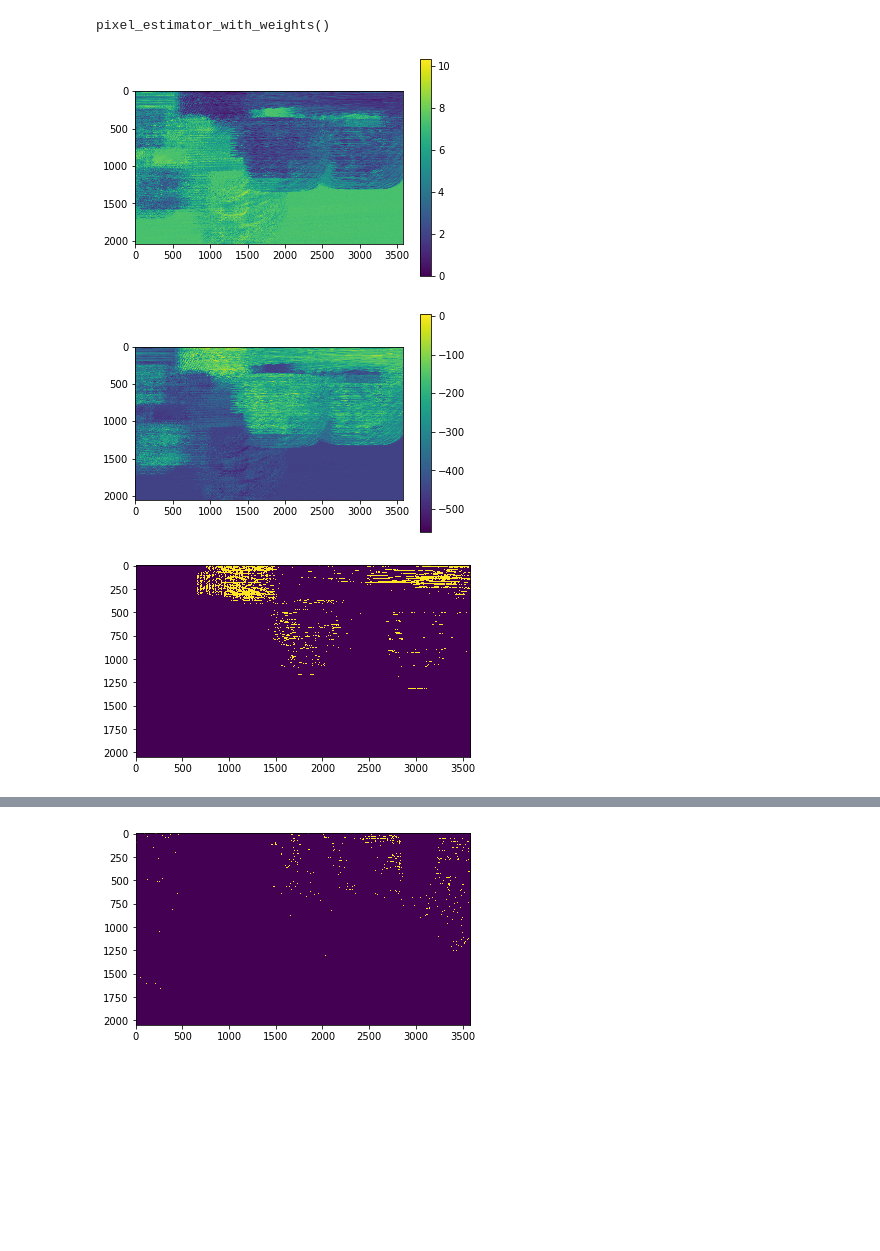
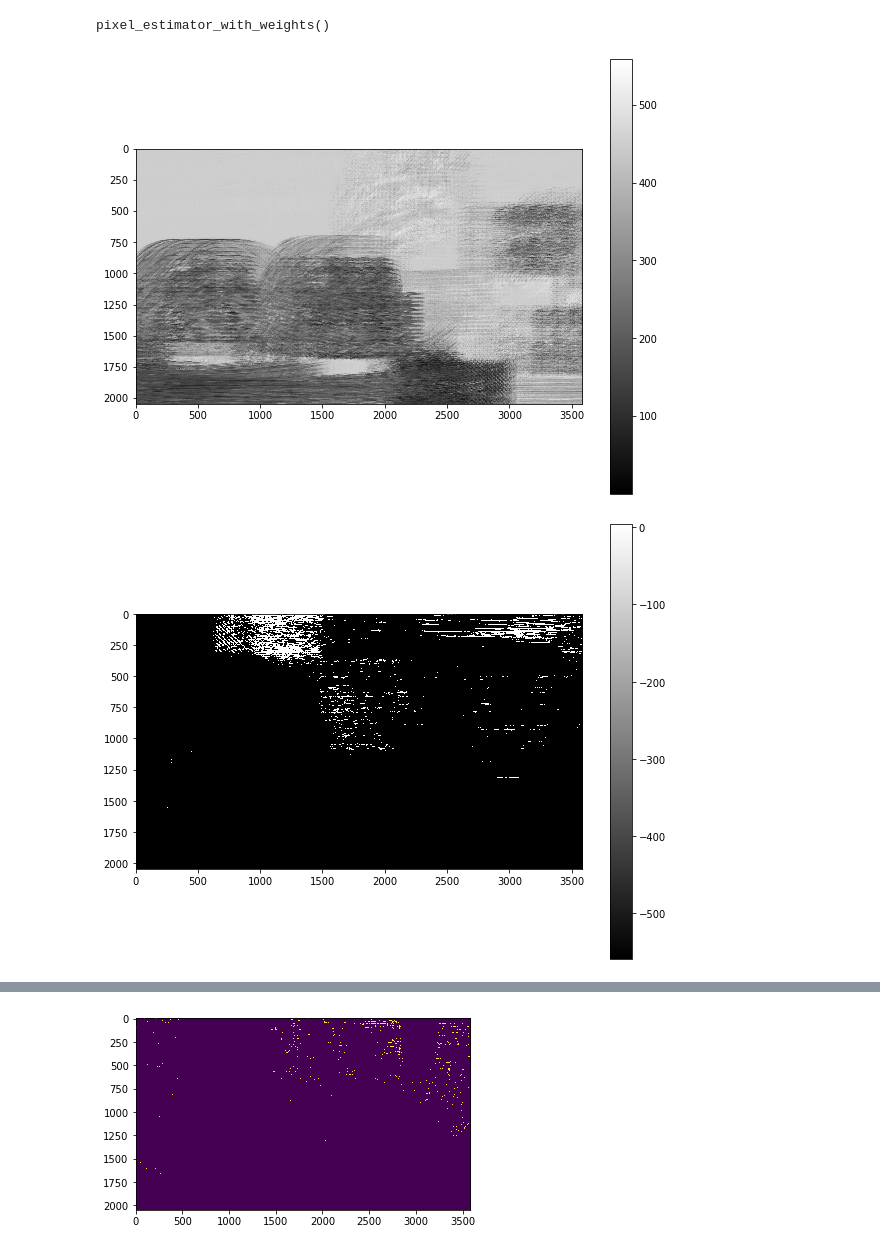
Before and after one commit to cianhwang/autofocus-stacking, a Jupyter notebook: autofocus-tf2torch.ipynb, the cells around one changed output, grey strips where cells are left out. Drawn from its saved outputs; the diff is of its cells as text; code cells hidden in the pictures; blank space fills up the shorter version.

```diff
--- a/autofocus-tf2torch.ipynb
+++ b/autofocus-tf2torch.ipynb
@@ -107,9 +108,11 @@ def dis_map(img, curr = 1000, last_dist_map = None, last_move_steps = None):
         for j in range(0, W-512, 512):
             n_img[i:i+512, j:j+512] = results[k]
             k += 1
-    plt.imshow(n_img)
-    plt.colorbar()
-    plt.show()
+#     plt.imshow(n_img)
+#     plt.colorbar()
+#     plt.show()
+#     plt.hist(n_img.flatten(), bins = 10)
+#     plt.show()
 
     if last_move_steps is not None:
         ## Focus direction: simple check
@@ -125,23 +128,31 @@ def dis_map(img, curr = 1000, last_dist_map = None, last_move_steps = None):
     a2 = -1.9481e-5
     b = 2*a2*curr_pos+a1
     d2 = (b)**2 - 4*a2*n_img
-    sol2 = (-b + d2**0.5)/(2*a2)
-    plt.imshow(sol2)
+    sol2 = (-b + d2**0.5)/(2*a2)#+ curr
+
+    #sol2 = np.clip(sol2, 450, 1023)
+    #cv2.imwrite('{}.jpg'.format(int(time.time()%10000)), sol2)
+    plt.figure(figsize=(10, 8))
+    plt.imshow(np.abs(sol2[::-1, ::-1]), cmap='gray')
     plt.colorbar()
-    plt.show()
-#     plt.hist(sol2.flatten(), bins = 10)
-#     plt.show()
+    #plt.show()
+    plt.savefig('1.png')
 
-    return n_img
+    plt.figure(figsize=(10, 8))
+    plt.imshow(sol2[::-1, ::-1], cmap='gray')
+    plt.colorbar()
+    #plt.show()
+    plt.savefig('2.png')
+    return n_img, sol2
 # %%
 img = cv2.imread('9014_00.jpg', 0)/255.
-n_img = dis_map(img)
+n_img, _ = dis_map(img)
 in_focus_matrix0 = (np.abs(n_img) < 1.5)
-plt.imshow(in_focus_matrix0)
+#cv2.imwrite('{}.jpg'.format(int(time.time()%10000)), in_focus_matrix0.astype(np.float32)*255.)
+plt.imshow(in_focus_matrix0, cmap = 'gray')
 plt.show()
 # %% [output]
-[figure, old version]
+[figure, new version]
-[figure, old version]
+[figure, new version]
-[figure, removed]
 # %%
 img = cv2.imread('9014_01.jpg', 0)/255.
```
Also changed, not shown: parts of 11 cells of this notebook, 2 other files.
